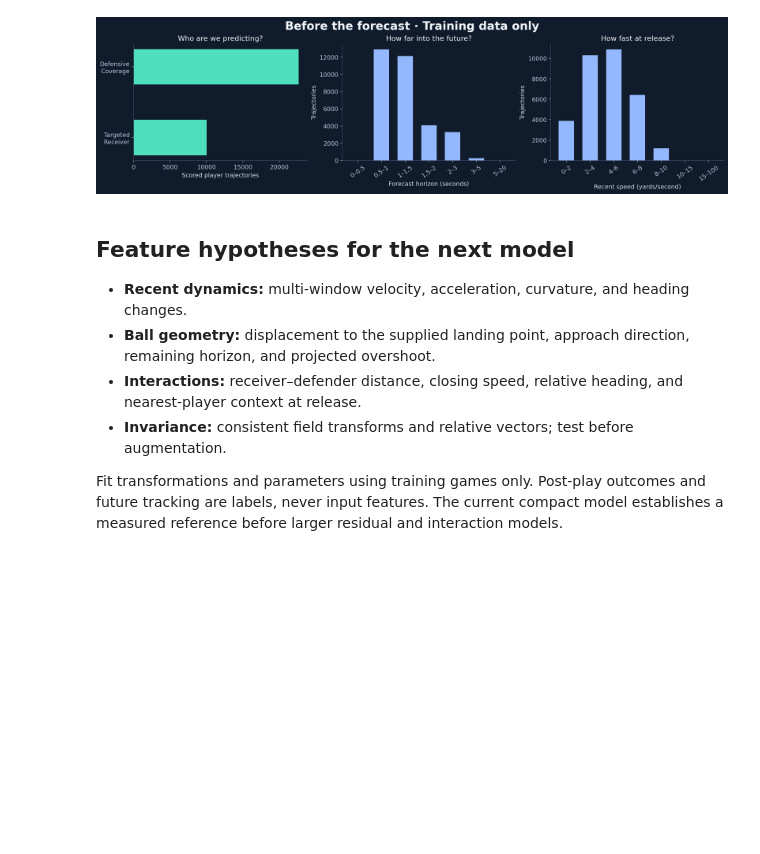
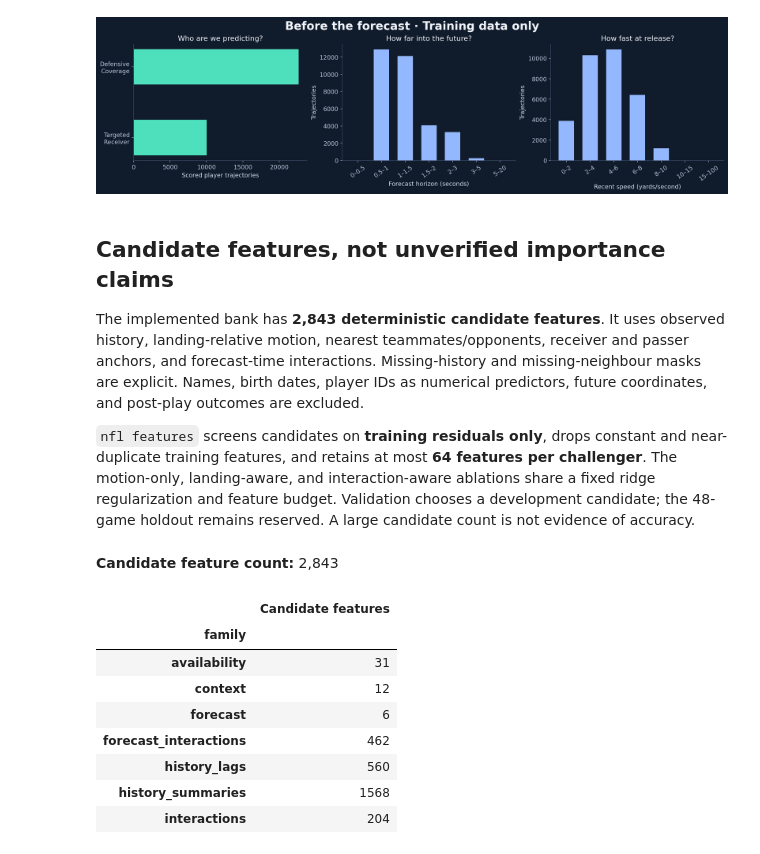
Before and after one commit to alvaromendizabal/nfl-player-trajectory, a Jupyter notebook: notebooks/01_data_analysis.ipynb, the cells around one changed output. Saved outputs shown, nothing was run; the diff lists cells and outputs as text; code cells hidden in the pictures; blank space fills up the shorter version.

```diff
--- a/notebooks/01_data_analysis.ipynb
+++ b/notebooks/01_data_analysis.ipynb
@@ -121,11 +121,33 @@ if READY:
 # %% [output]
 [figure]
 # %% [markdown]
-## Feature hypotheses for the next model
+## Candidate features, not unverified importance claims
 
-- **Recent dynamics:** multi-window velocity, acceleration, curvature, and heading changes.
-- **Ball geometry:** displacement to the supplied landing point, approach direction, remaining horizon, and projected overshoot.
-- **Interactions:** receiver–defender distance, closing speed, relative heading, and nearest-player context at release.
-- **Invariance:** consistent field transforms and relative vectors; test before augmentation.
+The implemented bank has **2,843 deterministic candidate features**. It uses observed
+history, landing-relative motion, nearest teammates/opponents, receiver and passer
+anchors, and forecast-time interactions. Missing-history and missing-neighbour masks
+are explicit. Names, birth dates, player IDs as numerical predictors, future coordinates,
+and post-play outcomes are excluded.
 
-Fit transformations and parameters using training games only. Post-play outcomes and future tracking are labels, never input features. The current compact model establishes a measured reference before larger residual and interaction models.
+`nfl features` screens candidates on **training residuals only**, drops constant and
+near-duplicate training features, and retains at most **64 features per challenger**.
+The motion-only, landing-aware, and interaction-aware ablations share a fixed ridge
+regularization and feature budget. Validation chooses a development candidate; the
+48-game holdout remains reserved. A large candidate count is not evidence of accuracy.
+# %%
+from nfl_trajectory.features import feature_catalog
+
+catalog = feature_catalog()
+display(Markdown(f"**Candidate feature count:** {len(catalog):,}"))
+display(catalog.groupby("family").size().rename("Candidate features").to_frame())
+# %% [output]
+**Candidate feature count:** 2,843
+|  | Candidate features |
+| family |  |
+| availability | 31 |
+| context | 12 |
+| forecast | 6 |
+| forecast_interactions | 462 |
+| history_lags | 560 |
+| history_summaries | 1568 |
+| interactions | 204 |
```
Also changed, not shown: parts of 2 cells of this notebook, 12 other files.
